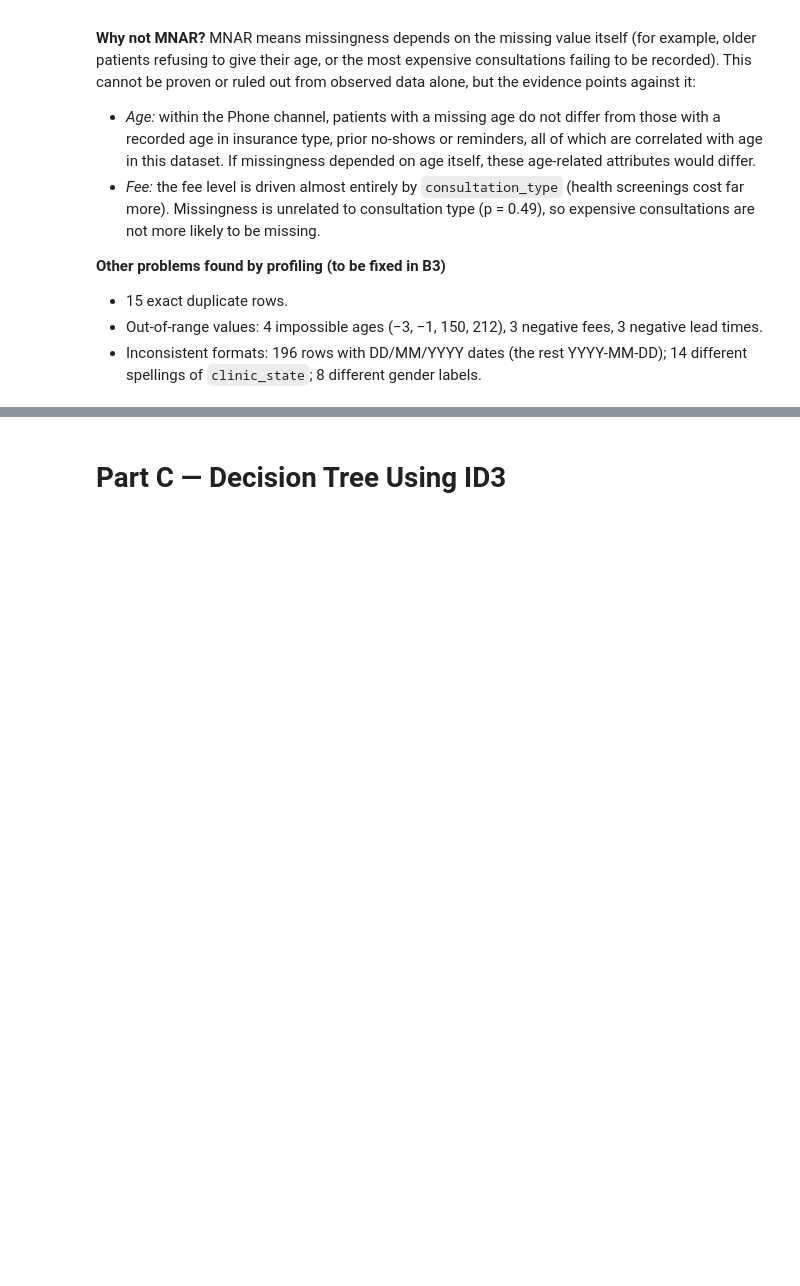
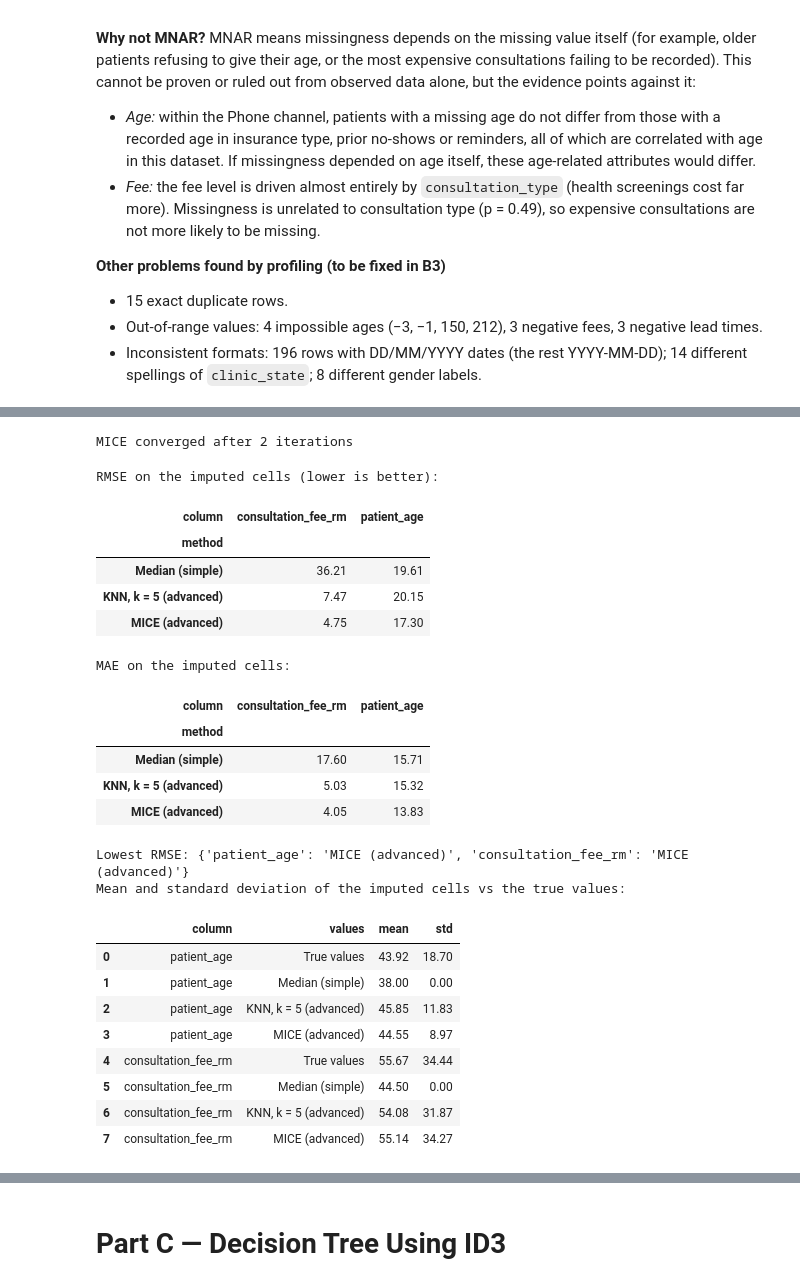
Before and after one commit to qist-tuah/WIE3007_A1_23001946, a Jupyter notebook: notebook/WIE3007_A1_23001946.ipynb, the cells around one changed output, grey strips where cells are left out. Saved outputs shown, nothing was run; the diff lists cells and outputs as text; code cells hidden in the pictures; blank space fills up the shorter version.

```diff
--- a/notebook/WIE3007_A1_23001946.ipynb
+++ b/notebook/WIE3007_A1_23001946.ipynb
@@ -722,0 +936,73 @@ Tests below 0.05: 1 | below Bonferroni threshold: 0
+# %%
+# ---------- B4.2 Run the three imputation methods ----------
+def finish(imputed):
+    """Return imputed target columns, with ages rounded to whole years as in the source data."""
+    out = pd.DataFrame(imputed, columns=X.columns, index=X.index)[targets]
+    out["patient_age"] = out["patient_age"].round()
+    out["consultation_fee_rm"] = out["consultation_fee_rm"].round(2)
+    return out
+
+results = {}
+results["Median (simple)"] = finish(SimpleImputer(strategy="median").fit_transform(X))
+
+scaler = StandardScaler()                       # KNN uses distances, so features must be on one scale
+X_scaled = scaler.fit_transform(X)              # (StandardScaler ignores NaN when fitting)
+knn_scaled = KNNImputer(n_neighbors=5).fit_transform(X_scaled)
+results["KNN, k = 5 (advanced)"] = finish(scaler.inverse_transform(knn_scaled))
+
+mice = IterativeImputer(max_iter=20, random_state=SEED)
+results["MICE (advanced)"] = finish(mice.fit_transform(X))
+print(f"MICE converged after {mice.n_iter_} iterations")
+# %% [output]
+MICE converged after 2 iterations
+# %%
+# ---------- B4.3 Evaluate against the true values ----------
+rows = []
+for method, imp in results.items():
+    for c in targets:
+        y_true, y_pred = truth[c][mask[c]], imp[c].to_numpy()[mask[c]]
+        rows.append([method, c, int(mask[c].sum()),
+                     np.sqrt(mean_squared_error(y_true, y_pred)), mean_absolute_error(y_true, y_pred)])
+evaluation = pd.DataFrame(rows, columns=["method", "column", "cells imputed", "RMSE", "MAE"])
+rmse_table = evaluation.pivot(index="method", columns="column", values="RMSE").round(2)
+rmse_table = rmse_table.loc[list(results)]
+print("RMSE on the imputed cells (lower is better):")
+display(rmse_table)
+print("MAE on the imputed cells:")
+display(evaluation.pivot(index="method", columns="column", values="MAE").round(2).loc[list(results)])
+best = {c: rmse_table[c].idxmin() for c in targets}
+print("Lowest RMSE:", best)
+
+# spread check: do the imputed values keep the natural variation of the true values?
+spread = []
+for c in targets:
+    spread.append([c, "True values", truth[c][mask[c]].mean(), truth[c][mask[c]].std()])
+    for method, imp in results.items():
+        v = imp[c].to_numpy()[mask[c]]
+        spread.append([c, method, v.mean(), v.std()])
+print("Mean and standard deviation of the imputed cells vs the true values:")
+display(pd.DataFrame(spread, columns=["column", "values", "mean", "std"]).round(2))
+# %% [output]
+RMSE on the imputed cells (lower is better):
+| column | consultation_fee_rm | patient_age |
+| method |  |  |
+| Median (simple) | 36.21 | 19.61 |
+| KNN, k = 5 (advanced) | 7.47 | 20.15 |
+| MICE (advanced) | 4.75 | 17.30 |
+MAE on the imputed cells:
+| column | consultation_fee_rm | patient_age |
+| method |  |  |
+| Median (simple) | 17.60 | 15.71 |
+| KNN, k = 5 (advanced) | 5.03 | 15.32 |
+| MICE (advanced) | 4.05 | 13.83 |
+Lowest RMSE: {'patient_age': 'MICE (advanced)', 'consultation_fee_rm': 'MICE (advanced)'}
+Mean and standard deviation of the imputed cells vs the true values:
+|  | column | values | mean | std |
+| 0 | patient_age | True values | 43.92 | 18.70 |
+| 1 | patient_age | Median (simple) | 38.00 | 0.00 |
+| 2 | patient_age | KNN, k = 5 (advanced) | 45.85 | 11.83 |
+| 3 | patient_age | MICE (advanced) | 44.55 | 8.97 |
+| 4 | consultation_fee_rm | True values | 55.67 | 34.44 |
+| 5 | consultation_fee_rm | Median (simple) | 44.50 | 0.00 |
+| 6 | consultation_fee_rm | KNN, k = 5 (advanced) | 54.08 | 31.87 |
+| 7 | consultation_fee_rm | MICE (advanced) | 55.14 | 34.27 |
```
Also changed, not shown: parts of 15 cells of this notebook, 4 other files.
